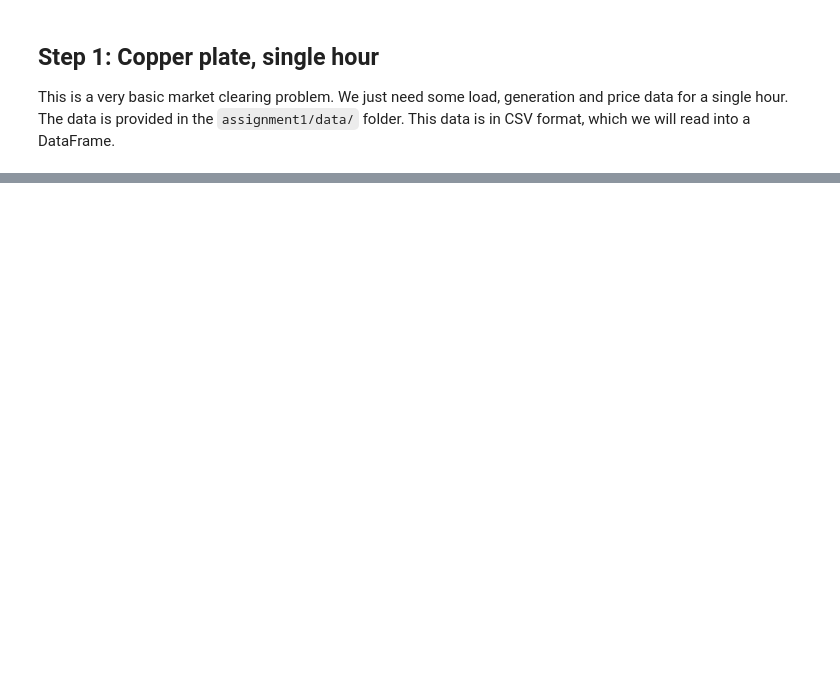
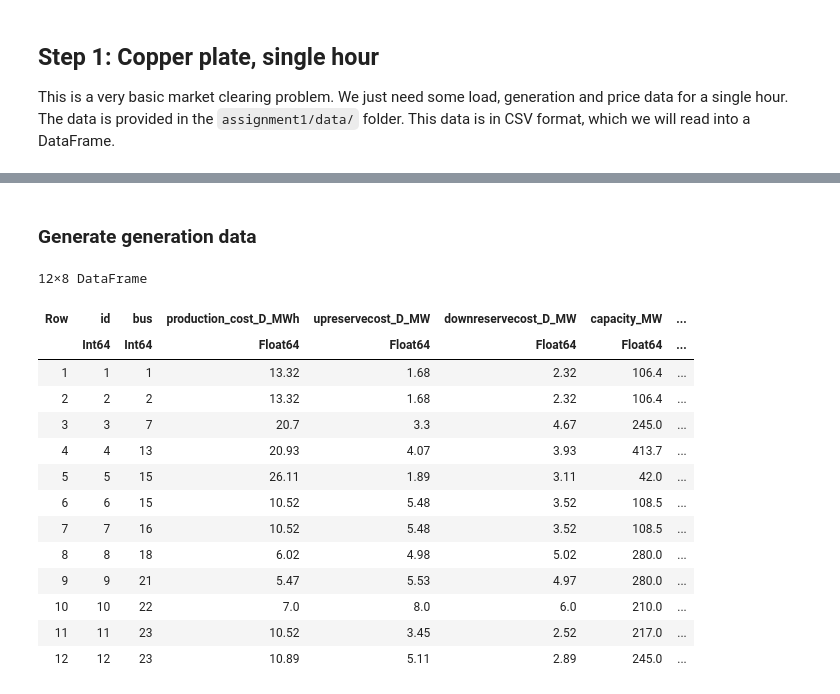
Before and after one commit to langestefan/DTUElectricityMarkets2025, a Jupyter notebook: assignment1/assignment1.ipynb, the cells around one changed output, grey strips where cells are left out. Saved outputs shown, nothing was run; the diff lists cells and outputs as text; code cells hidden in the pictures; blank space fills up the shorter version.

```diff
--- a/assignment1/assignment1.ipynb
+++ b/assignment1/assignment1.ipynb
@@ -89,0 +114,20 @@ demands = prepare_demands("data/demands.csv", hours=1:1)
+# %% [markdown]
+### Generate generation data
+# %%
+generation_fixed = prepare_generation_fixed()
+# %% [output]
+12×8 DataFrame
+| Row | id | bus | production_cost_D_MWh | upreservecost_D_MW | downreservecost_D_MW | capacity_MW | ... |
+|  | Int64 | Int64 | Float64 | Float64 | Float64 | Float64 | ... |
+| 1 | 1 | 1 | 13.32 | 1.68 | 2.32 | 106.4 | ... |
+| 2 | 2 | 2 | 13.32 | 1.68 | 2.32 | 106.4 | ... |
+| 3 | 3 | 7 | 20.7 | 3.3 | 4.67 | 245.0 | ... |
+| 4 | 4 | 13 | 20.93 | 4.07 | 3.93 | 413.7 | ... |
+| 5 | 5 | 15 | 26.11 | 1.89 | 3.11 | 42.0 | ... |
+| 6 | 6 | 15 | 10.52 | 5.48 | 3.52 | 108.5 | ... |
+| 7 | 7 | 16 | 10.52 | 5.48 | 3.52 | 108.5 | ... |
+| 8 | 8 | 18 | 6.02 | 4.98 | 5.02 | 280.0 | ... |
+| 9 | 9 | 21 | 5.47 | 5.53 | 4.97 | 280.0 | ... |
+| 10 | 10 | 22 | 7.0 | 8.0 | 6.0 | 210.0 | ... |
+| 11 | 11 | 23 | 10.52 | 3.45 | 2.52 | 217.0 | ... |
+| 12 | 12 | 23 | 10.89 | 5.11 | 2.89 | 245.0 | ... |
```
Also changed, not shown: parts of 9 cells of this notebook, 14 other files.
